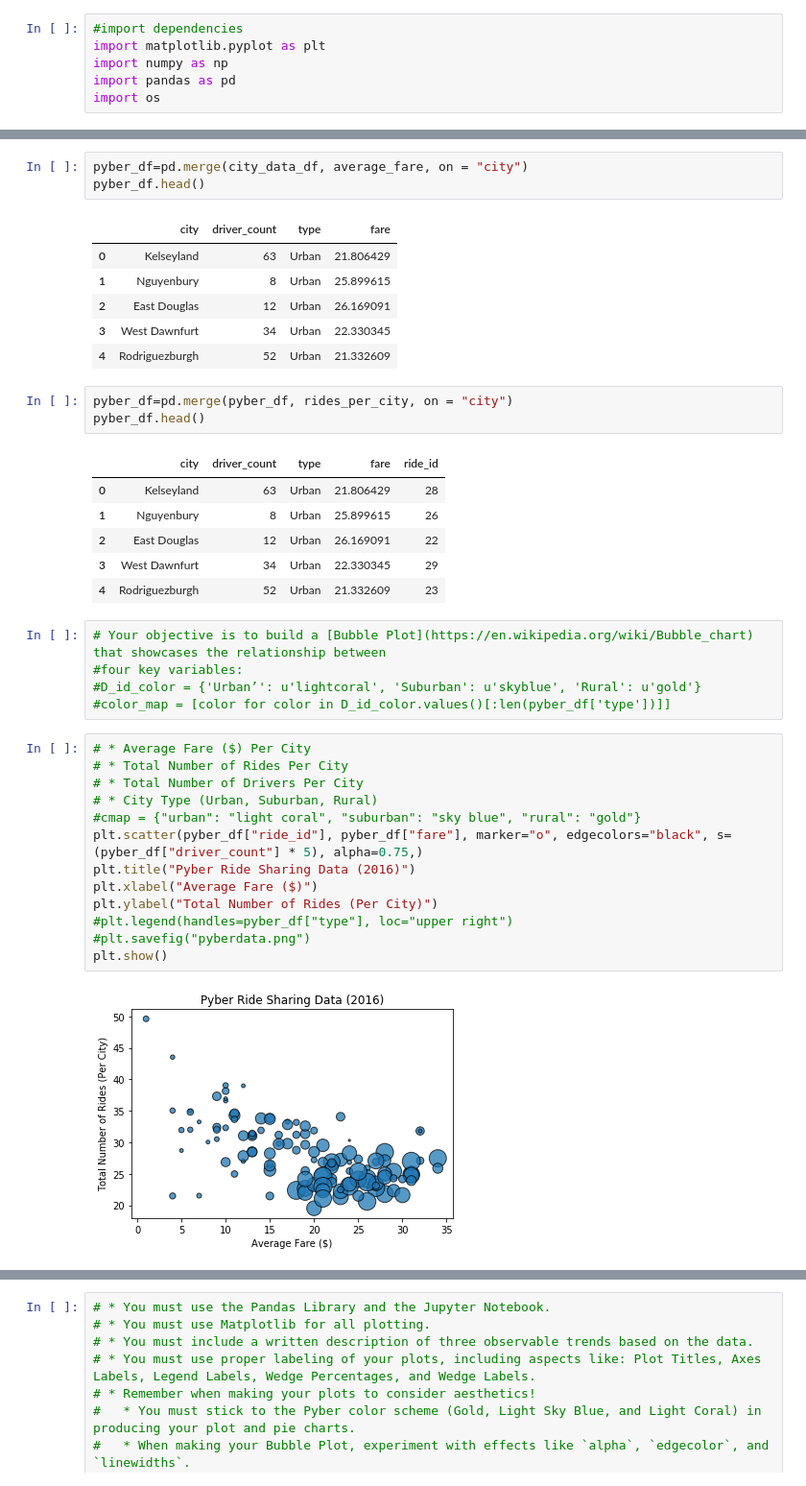
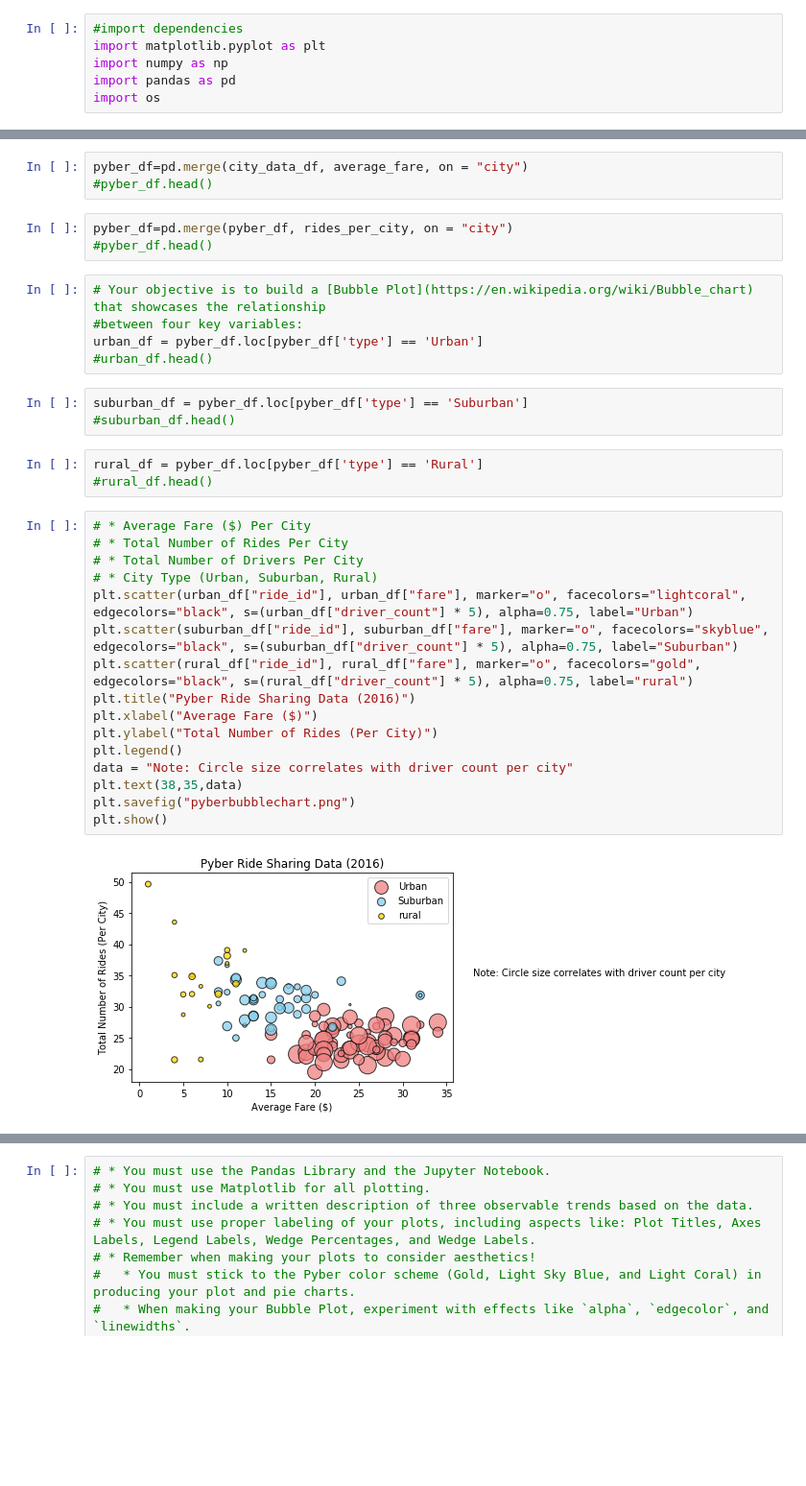
Before and after one commit to donnaadietrich/utexas-homework-matplotlib, a Jupyter notebook: Pyber/pyber.ipynb, the cells around one changed output, grey strips where cells are left out. Shown at 96% size. Cells and saved outputs as stored; diff of their text form; blank space fills up the shorter version.

```diff
--- a/Pyber/pyber.ipynb
+++ b/Pyber/pyber.ipynb
@@ -55,42 +27,37 @@ rides_per_city.head()
 # %%
 pyber_df=pd.merge(city_data_df, average_fare, on = "city")
-pyber_df.head()
+#pyber_df.head()
-# %% [output]
-|  | city | driver_count | type | fare |
-| 0 | Kelseyland | 63 | Urban | 21.806429 |
-| 1 | Nguyenbury | 8 | Urban | 25.899615 |
-| 2 | East Douglas | 12 | Urban | 26.169091 |
-| 3 | West Dawnfurt | 34 | Urban | 22.330345 |
-| 4 | Rodriguezburgh | 52 | Urban | 21.332609 |
 # %%
 pyber_df=pd.merge(pyber_df, rides_per_city, on = "city")
-pyber_df.head()
+#pyber_df.head()
-# %% [output]
-|  | city | driver_count | type | fare | ride_id |
-| 0 | Kelseyland | 63 | Urban | 21.806429 | 28 |
-| 1 | Nguyenbury | 8 | Urban | 25.899615 | 26 |
-| 2 | East Douglas | 12 | Urban | 26.169091 | 22 |
-| 3 | West Dawnfurt | 34 | Urban | 22.330345 | 29 |
-| 4 | Rodriguezburgh | 52 | Urban | 21.332609 | 23 |
 # %%
-# Your objective is to build a [Bubble Plot](https://en.wikipedia.org/wiki/Bubble_chart) that showcases the relationship between
-#four key variables:
-#D_id_color = {'Urban’': u'lightcoral', 'Suburban': u'skyblue', 'Rural': u'gold'}
-#color_map = [color for color in D_id_color.values()[:len(pyber_df['type'])]]
+# Your objective is to build a [Bubble Plot](https://en.wikipedia.org/wiki/Bubble_chart) that showcases the relationship
+#between four key variables:
+urban_df = pyber_df.loc[pyber_df['type'] == 'Urban']
+#urban_df.head()
+# %%
+suburban_df = pyber_df.loc[pyber_df['type'] == 'Suburban']
+#suburban_df.head()
+# %%
+rural_df = pyber_df.loc[pyber_df['type'] == 'Rural']
+#rural_df.head()
 # %%
 # * Average Fare ($) Per City
 # * Total Number of Rides Per City
 # * Total Number of Drivers Per City
 # * City Type (Urban, Suburban, Rural)
-#cmap = {"urban": "light coral", "suburban": "sky blue", "rural": "gold"}
-plt.scatter(pyber_df["ride_id"], pyber_df["fare"], marker="o", edgecolors="black", s=(pyber_df["driver_count"] * 5), alpha=0.75,)
+plt.scatter(urban_df["ride_id"], urban_df["fare"], marker="o", facecolors="lightcoral", edgecolors="black", s=(urban_df["driver_count"] * 5), alpha=0.75, label="Urban")
+plt.scatter(suburban_df["ride_id"], suburban_df["fare"], marker="o", facecolors="skyblue", edgecolors="black", s=(suburban_df["driver_count"] * 5), alpha=0.75, label="Suburban")
+plt.scatter(rural_df["ride_id"], rural_df["fare"], marker="o", facecolors="gold", edgecolors="black", s=(rural_df["driver_count"] * 5), alpha=0.75, label="rural")
 plt.title("Pyber Ride Sharing Data (2016)")
 plt.xlabel("Average Fare ($)")
 plt.ylabel("Total Number of Rides (Per City)")
-#plt.legend(handles=pyber_df["type"], loc="upper right")
-#plt.savefig("pyberdata.png")
+plt.legend()
+data = "Note: Circle size correlates with driver count per city"
+plt.text(38,35,data)
+plt.savefig("pyberbubblechart.png")
 plt.show()
 # %% [output]
-[figure, old version]
+[figure, new version]
 # %%
 # In addition, you will be expected to produce the following three pie charts:
```
Also changed, not shown: parts of 8 cells of this notebook.
